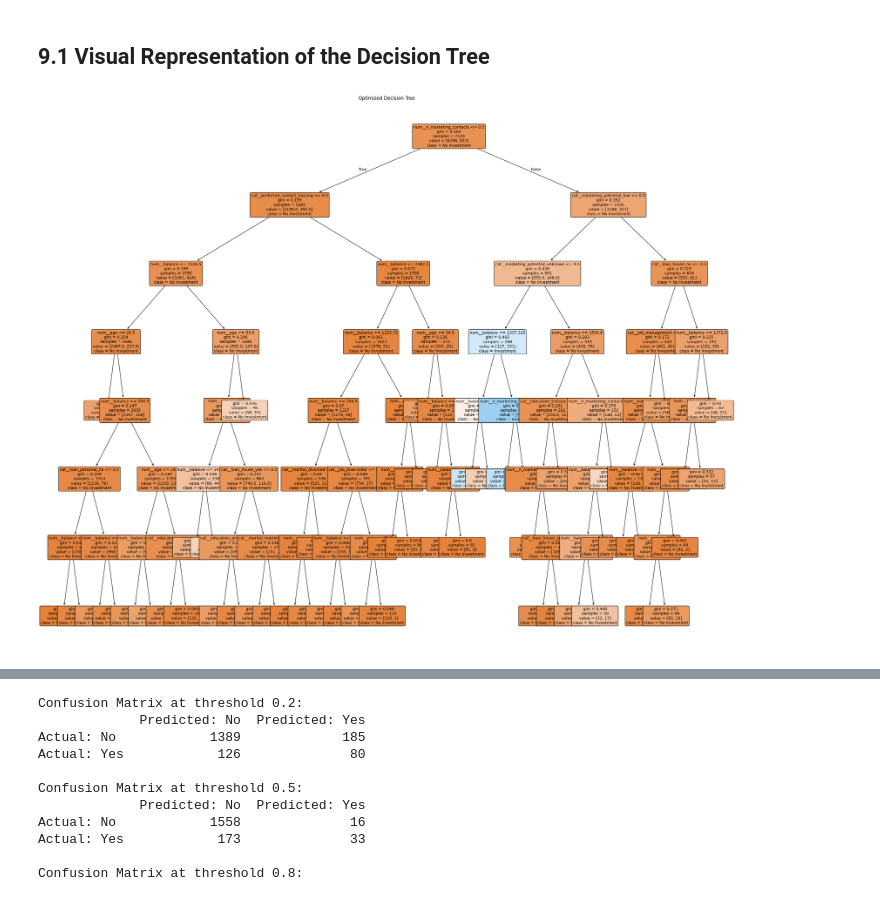
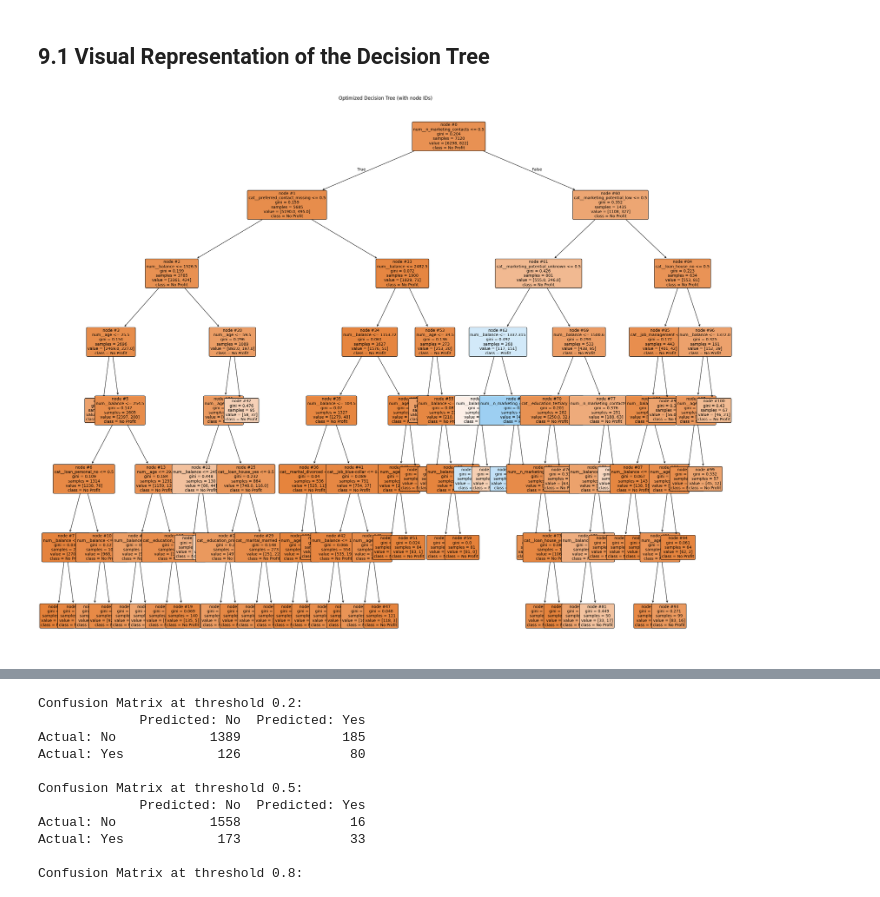
Before and after one commit to sguhring/Project_Catolica, a Jupyter notebook: Delivery_2.ipynb, the cells around one changed output, grey strips where cells are left out. Drawn from its saved outputs; the diff is of its cells as text; code cells hidden in the pictures.

```diff
--- a/Delivery_2.ipynb
+++ b/Delivery_2.ipynb
@@ -429,19 +429,22 @@ The model achieves a test accuracy of 89.4% and a ROC-AUC of 0.703. While the ac
 # %%
 best_tree = cv.best_estimator_.named_steps['classifier']
 
 feature_names_all_dt = cv.best_estimator_.named_steps['preprocess'].get_feature_names_out()
 variance_mask_dt = cv.best_estimator_.named_steps['var_filter'].get_support()
 selected_features_dt = feature_names_all_dt[variance_mask_dt]
 
 plt.figure(figsize=(25, 20))
-tree.plot_tree(best_tree,
-               feature_names=selected_features_dt,
-               class_names=['No Investment', 'Investment'],
-               filled=True,
-               rounded=True,
-               fontsize=10)
-plt.title('Optimized Decision Tree')
+tree.plot_tree(
+    best_tree,
+    feature_names=selected_features_dt,
+    class_names=['No Profit', 'Profit'],
+    filled=True,
+    rounded=True,
+    fontsize=10,
+    node_ids=True
+ )
+plt.title('Optimized Decision Tree (with node IDs)')
 plt.tight_layout()
 plt.show()
 # %% [output]
-[figure, old version]
+[figure, new version]
```
Also changed, not shown: parts of 20 cells of this notebook.
